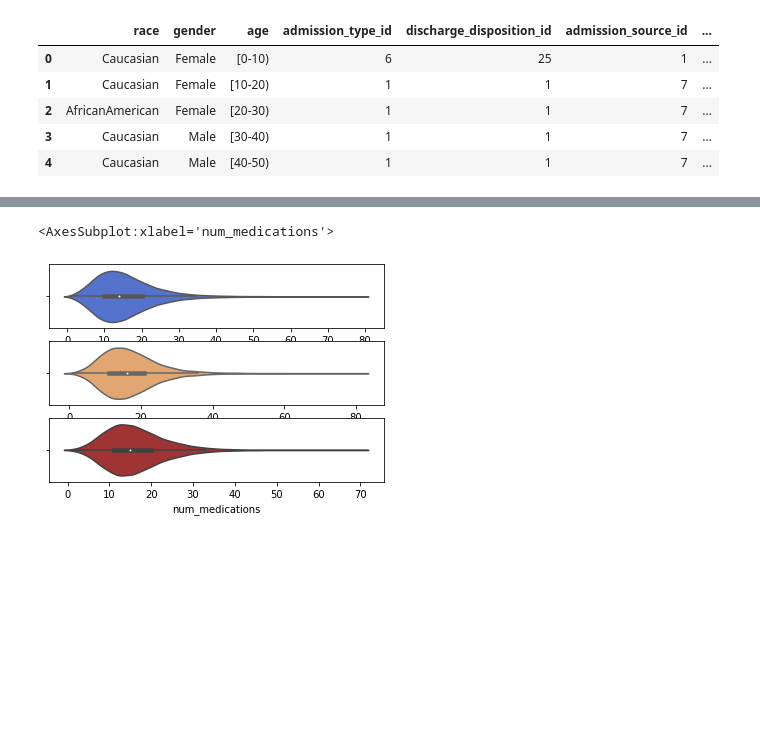
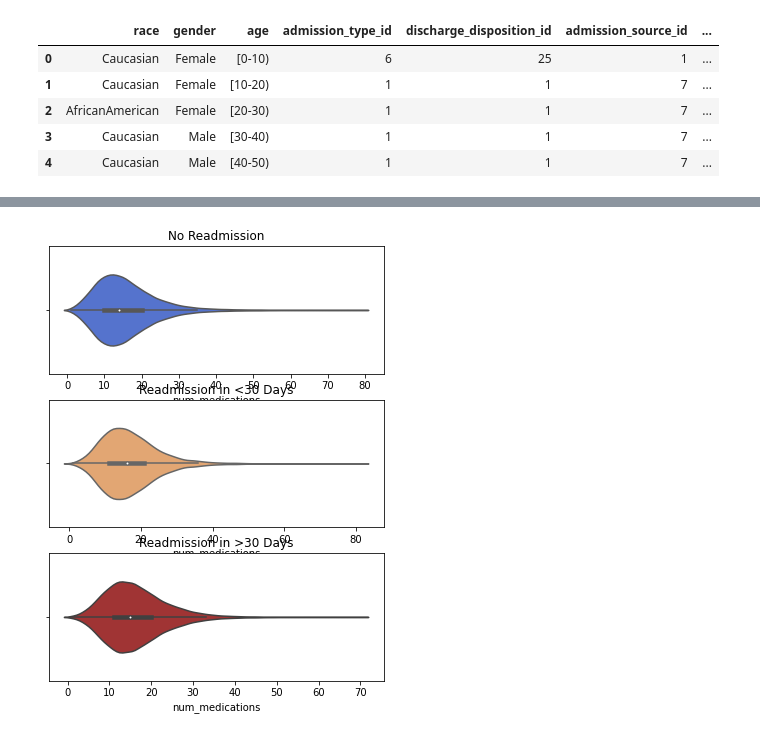
Before and after one commit to yunghanjeong/diabetic_readmission_prediction, a Jupyter notebook: notebooks/diabetes_readmission_eda_jeong.ipynb, the cells around one changed output, grey strips where cells are left out. Cells and saved outputs as stored; diff of their text form; code cells hidden in the pictures; blank space fills up the shorter version.

```diff
--- a/notebooks/diabetes_readmission_eda_jeong.ipynb
+++ b/notebooks/diabetes_readmission_eda_jeong.ipynb
@@ -35,10 +47,15 @@ x0 = clean_df[clean_df.readmitted == 0]["num_medications"]
 x1 = clean_df[clean_df.readmitted == 1]["num_medications"]
 x2 = clean_df[clean_df.readmitted == 2]["num_medications"]
 # %%
-fig, ax = plt.subplots(3,1)
+fig, ax = plt.subplots(3,1, figsize=(6,8))
 sns.violinplot(x0, color="royalblue", alpha=0.7, ax=ax[0])
+ax[0].set_title("No Readmission")
+
 sns.violinplot(x1, color="sandybrown", alpha=0.7, ax=ax[1])
+ax[1].set_title("Readmission in <30 Days")
+
+
 sns.violinplot(x2, color="firebrick", alpha=0.7, ax=ax[2])
+ax[2].set_title("Readmission in >30 Days")
 # %% [output]
-<AxesSubplot:xlabel='num_medications'>
-[figure, old version]
+[figure, new version]
```
Also changed, not shown: parts of 5 cells of this notebook, 12 other files.
